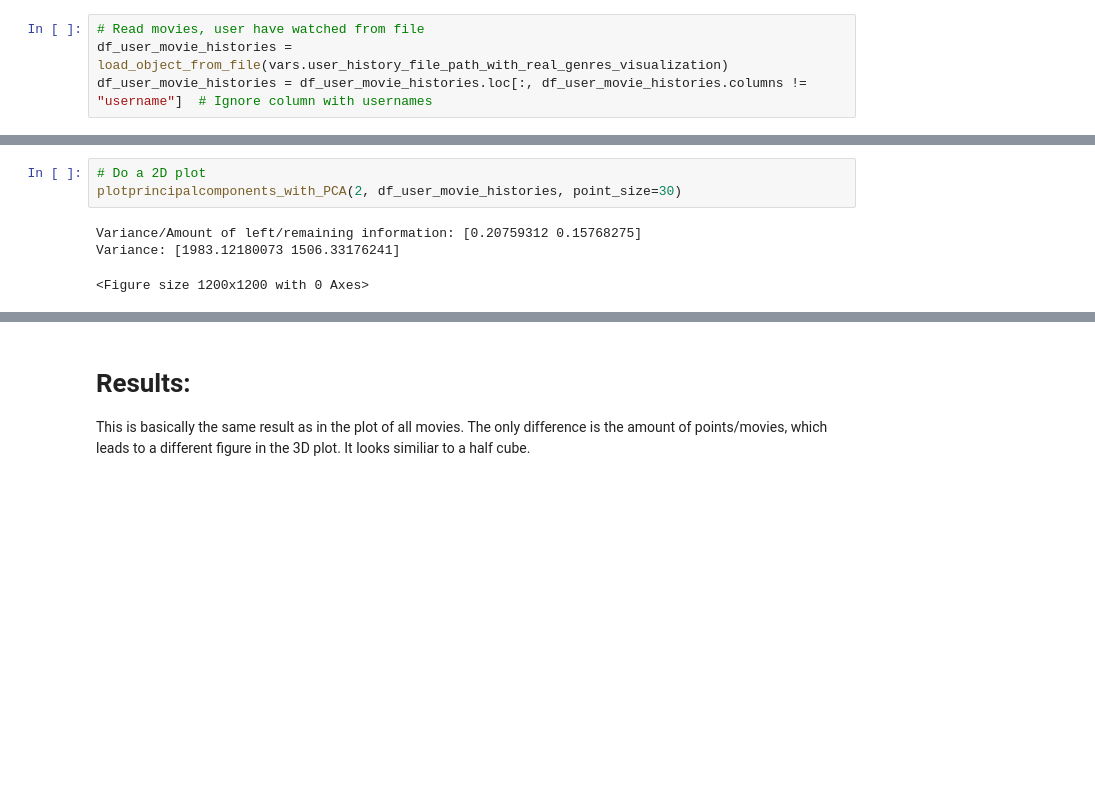
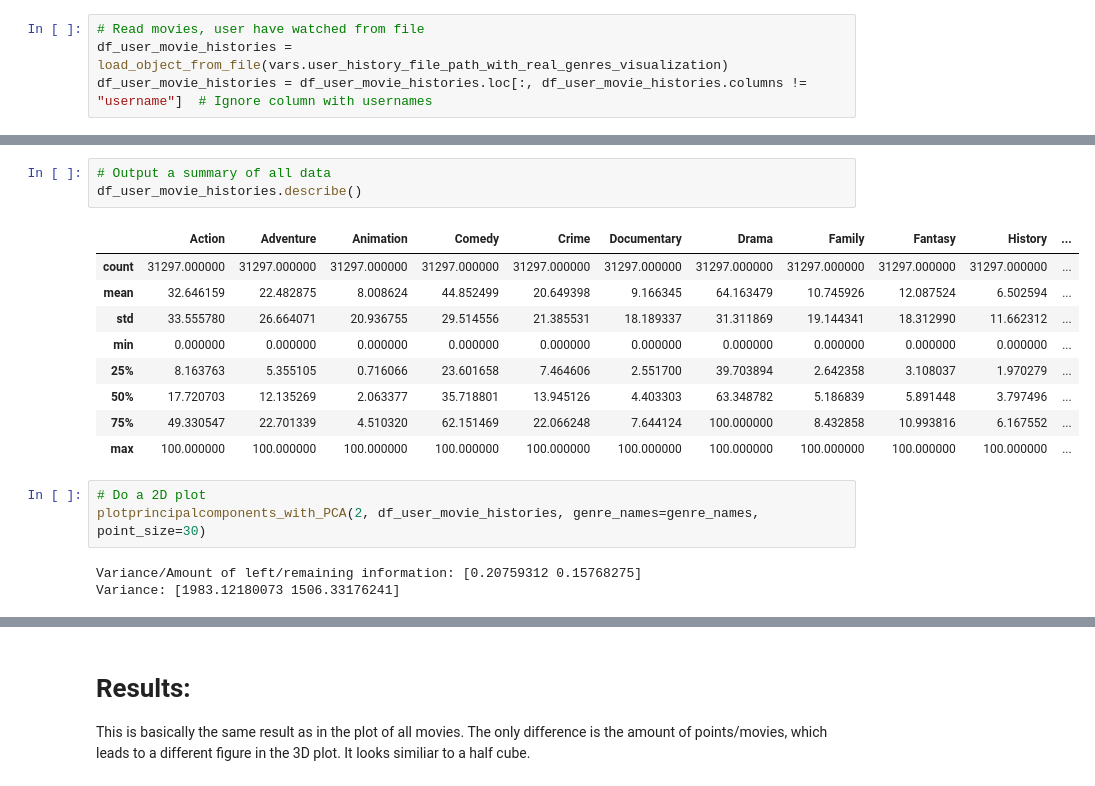
Before and after one commit to Padinator/Watch-Tip, a Jupyter notebook: model/data_visualization.ipynb, the cells around one changed output, grey strips where cells are left out. Cells and saved outputs as stored; diff of their text form; blank space fills up the shorter version.

```diff
--- a/model/data_visualization.ipynb
+++ b/model/data_visualization.ipynb
@@ -348,9 +446,21 @@ df_user_movie_histories = df_user_movie_histories.loc[:, df_user_movie_histories
+# %%
+# Output a summary of all data
+df_user_movie_histories.describe()
+# %% [output]
+|  | Action | Adventure | Animation | Comedy | Crime | Documentary | Drama | Family | Fantasy | History | ... |
+| count | 31297.000000 | 31297.000000 | 31297.000000 | 31297.000000 | 31297.000000 | 31297.000000 | 31297.000000 | 31297.000000 | 31297.000000 | 31297.000000 | ... |
+| mean | 32.646159 | 22.482875 | 8.008624 | 44.852499 | 20.649398 | 9.166345 | 64.163479 | 10.745926 | 12.087524 | 6.502594 | ... |
+| std | 33.555780 | 26.664071 | 20.936755 | 29.514556 | 21.385531 | 18.189337 | 31.311869 | 19.144341 | 18.312990 | 11.662312 | ... |
+| min | 0.000000 | 0.000000 | 0.000000 | 0.000000 | 0.000000 | 0.000000 | 0.000000 | 0.000000 | 0.000000 | 0.000000 | ... |
+| 25% | 8.163763 | 5.355105 | 0.716066 | 23.601658 | 7.464606 | 2.551700 | 39.703894 | 2.642358 | 3.108037 | 1.970279 | ... |
+| 50% | 17.720703 | 12.135269 | 2.063377 | 35.718801 | 13.945126 | 4.403303 | 63.348782 | 5.186839 | 5.891448 | 3.797496 | ... |
+| 75% | 49.330547 | 22.701339 | 4.510320 | 62.151469 | 22.066248 | 7.644124 | 100.000000 | 8.432858 | 10.993816 | 6.167552 | ... |
+| max | 100.000000 | 100.000000 | 100.000000 | 100.000000 | 100.000000 | 100.000000 | 100.000000 | 100.000000 | 100.000000 | 100.000000 | ... |
 # %%
 # Do a 2D plot
-plotprincipalcomponents_with_PCA(2, df_user_movie_histories, point_size=30)
+plotprincipalcomponents_with_PCA(2, df_user_movie_histories, genre_names=genre_names, point_size=30)
 # %% [output]
 Variance/Amount of left/remaining information: [0.20759312 0.15768275]
 Variance: [1983.12180073 1506.33176241]
-<Figure size 1200x1200 with 0 Axes>
 # %%
 # Do a 3D plot
```
Also changed, not shown: parts of 10 cells of this notebook.
